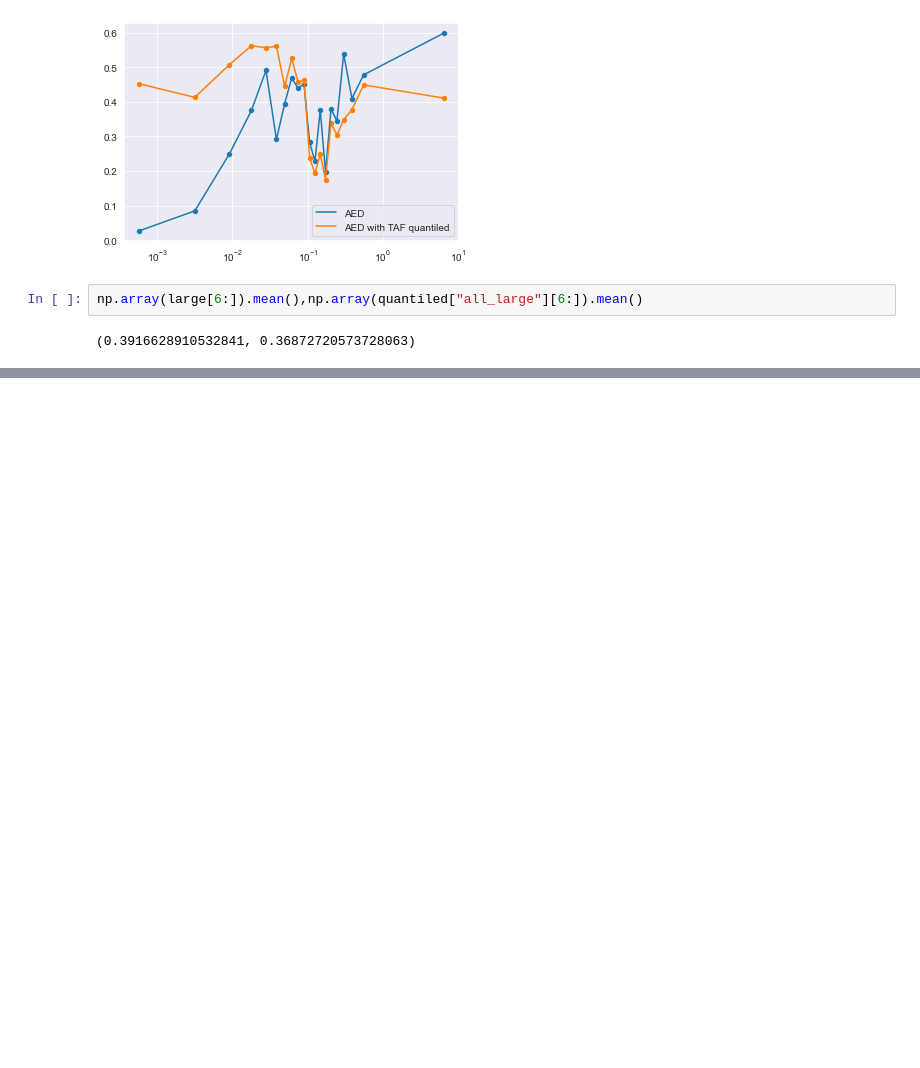
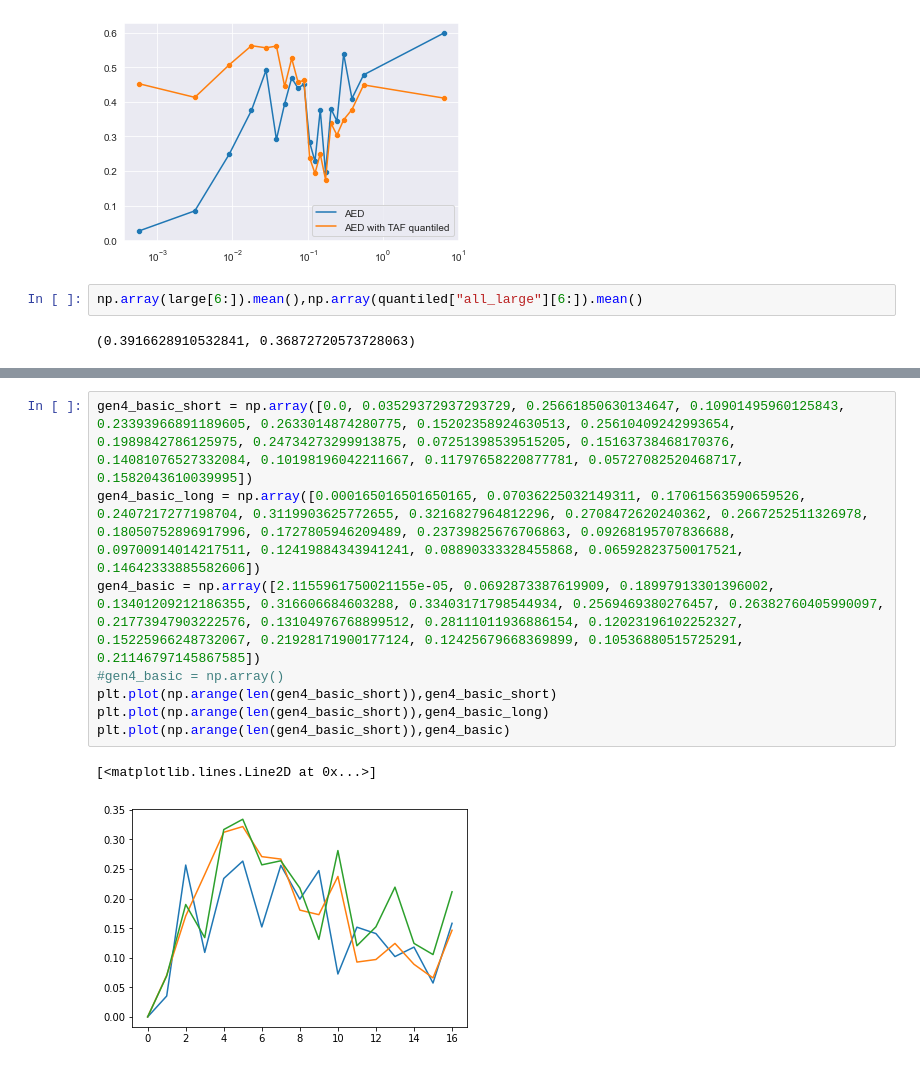
Before and after one commit to HarmoniaLeo/prophesee-automotive-dataset-toolbox, a Jupyter notebook: experiments3.ipynb, the cells around one changed output, grey strips where cells are left out. Saved outputs shown, nothing was run; the diff lists cells and outputs as text; blank space fills up the shorter version.

```diff
--- a/experiments3.ipynb
+++ b/experiments3.ipynb
@@ -244,0 +285,11 @@ plt.legend()
+# %%
+gen4_basic_short = np.array([0.0, 0.03529372937293729, 0.25661850630134647, 0.10901495960125843, 0.23393966891189605, 0.2633014874280775, 0.15202358924630513, 0.25610409242993654, 0.1989842786125975, 0.24734273299913875, 0.07251398539515205, 0.15163738468170376, 0.14081076527332084, 0.10198196042211667, 0.11797658220877781, 0.05727082520468717, 0.1582043610039995])
+gen4_basic_long = np.array([0.000165016501650165, 0.07036225032149311, 0.17061563590659526, 0.2407217277198704, 0.3119903625772655, 0.3216827964812296, 0.2708472620240362, 0.2667252511326978, 0.18050752896917996, 0.1727805946209489, 0.23739825676706863, 0.09268195707836688, 0.09700914014217511, 0.12419884343941241, 0.08890333328455868, 0.06592823750017521, 0.14642333885582606])
+gen4_basic = np.array([2.1155961750021155e-05, 0.0692873387619909, 0.18997913301396002, 0.13401209212186355, 0.316606684603288, 0.33403171798544934, 0.2569469380276457, 0.26382760405990097, 0.21773947903222576, 0.13104976768899512, 0.28111011936886154, 0.12023196102252327, 0.15225966248732067, 0.21928171900177124, 0.12425679668369899, 0.10536880515725291, 0.21146797145867585])
+#gen4_basic = np.array()
+plt.plot(np.arange(len(gen4_basic_short)),gen4_basic_short)
+plt.plot(np.arange(len(gen4_basic_short)),gen4_basic_long)
+plt.plot(np.arange(len(gen4_basic_short)),gen4_basic)
+# %% [output]
+[<matplotlib.lines.Line2D at 0x...>]
+[figure, added]
```
Also changed, not shown: parts of 15 cells of this notebook, 5 other files.
